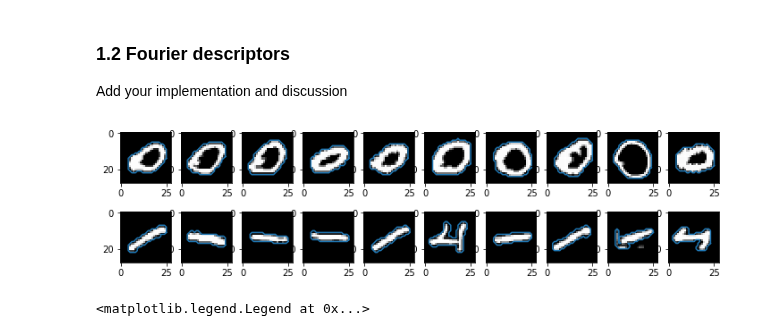
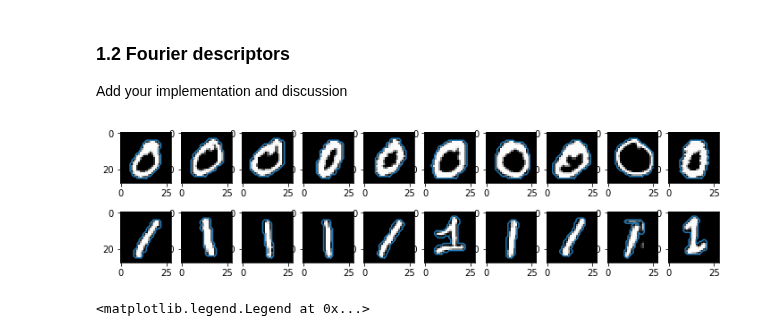
Before and after one commit to JelenaBanjac/image-analysis, a Jupyter notebook: labs/lab_02_object_description.ipynb, the cells around one changed output. Drawn from its saved outputs; the diff is of its cells as text; code cells hidden in the pictures.

```diff
--- a/labs/lab_02_object_description.ipynb
+++ b/labs/lab_02_object_description.ipynb
@@ -77,36 +136,32 @@ Add your implementation and discussion
 # %%
 from skimage.measure import find_contours
 from numpy.fft import fft
 
 fig, ax = plt.subplots(2, len(zeros_im), figsize=(12, 3))
 
 # Original image
 ims = [zeros_im, ones_im]
 fd_inv = []
 for num in range(len(ims)):
     fd_inv.append(np.zeros((len(ims[num]), 2)))
 
     for i in range(len(ims[num])):
         # Contours
-        cont = find_contours(ims[num][i], 0)
-
-        cc = np.rot90(ims[num][i])
-        cc = np.flip(cc, 0)
-        ax[num, i].imshow(cc, cmap='gray')
-
-        ax[num, i].plot(cont[0][:, 0], cont[0][:, 1])
+        cont = get_contours(ims[num][i])
+        ax[num, i].imshow(ims[num][i], cmap='gray')
+        ax[num, i].plot(cont[:, 0], cont[:, 1])
 
         # DFT
-        sing_cont = [ np.complex(n[1], n[0]) for n in cont[0] ]
+        sing_cont = [ np.complex(n[0, 0], n[0, 1]) for n in cont ]
         fd = fft(sing_cont)
         fd_ref = abs(fd[1])
 
         for j in range(2):
             fd_inv[num][i, 0]
             fd_inv[num][0, j]
             fd_inv[num][i, j] = abs(fd[j + 2]) / fd_ref
 # %% [output]
-[figure, old version]
+[figure, new version]
 # %%
 plt.plot(fd_inv[0][:, 0], fd_inv[0][:, 1], marker='o', lw=0, color='blue', label='Zero')
 plt.plot(fd_inv[1][:, 0], fd_inv[1][:, 1], marker='o', lw=0, color='red', label='One')
```
Also changed, not shown: parts of 3 cells of this notebook.
